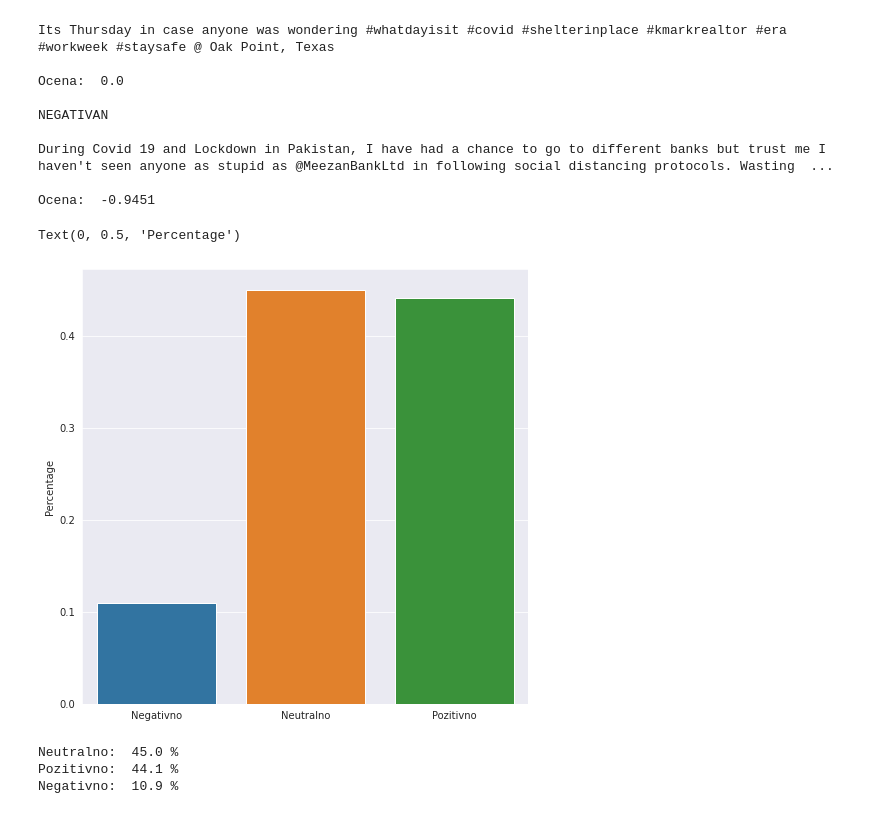
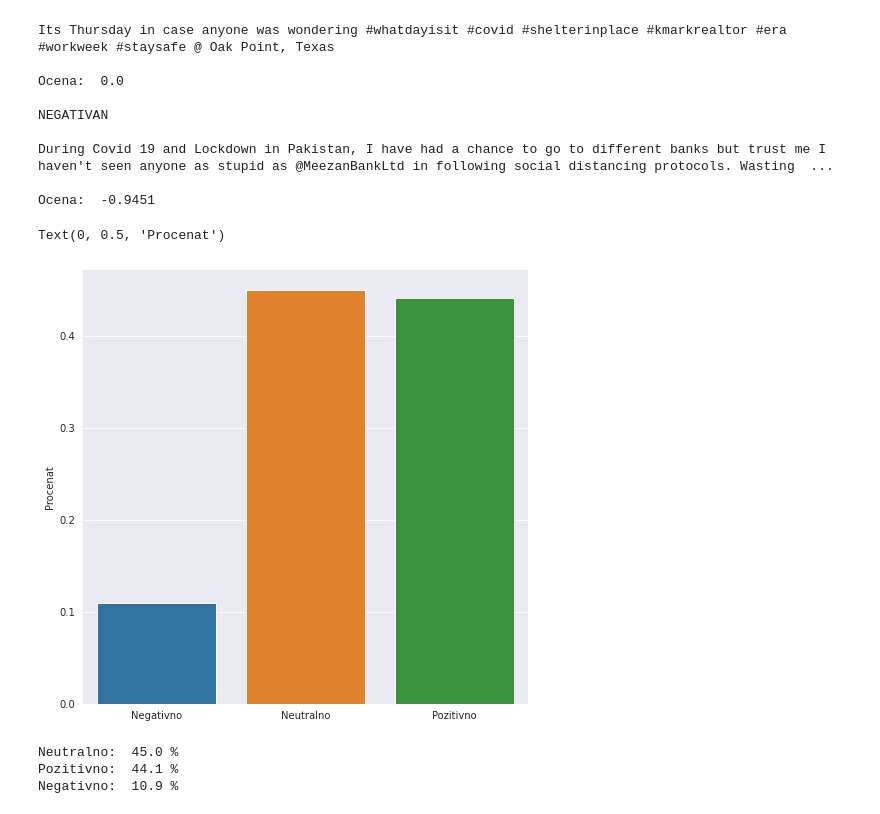
Before and after one commit to love-bees/twitter, a Jupyter notebook: exploratory_visuals.ipynb, the cells around one changed output. Drawn from its saved outputs; the diff is of its cells as text; code cells hidden in the pictures.

```diff
--- a/exploratory_visuals.ipynb
+++ b/exploratory_visuals.ipynb
@@ -53,35 +53,35 @@ Ocena:  -0.9451
 # %%
 def sentiment_rounded(compound):
     if compound > 0.33:
         return 1
     elif compound < -0.33:
         return -1
     else:
         return 0
 
 def sentiment_label(score):
     if score == 1:
         return 'positive'
     elif score == -1:
         return 'negative'
     else:
         return 'neutral'
 
 df['sentiment_rounded'] = df['sentiment_score'].apply(sentiment_rounded)
 df['label'] = df['sentiment_rounded'].apply(sentiment_label)
 
 import seaborn as sns
 import matplotlib.pyplot as plt
 
 sns.set_style('darkgrid')
 fig, ax = plt.subplots(figsize=(8, 8))
 counts = df.sentiment_rounded.value_counts(normalize=True)
 sns.barplot(x=counts.index, y=counts, ax=ax)
 ax.set_xticklabels(['Negativno', 'Neutralno', 'Pozitivno'])
-ax.set_ylabel("Percentage")
+ax.set_ylabel('Procenat')
 # %% [output]
-Text(0, 0.5, 'Percentage')
+Text(0, 0.5, 'Procenat')
-[figure, old version]
+[figure, new version]
 # %%
 print('Neutralno: ', 100*round(df.label.value_counts()[0]/df.label.count(),3), '%')
 print('Pozitivno: ', 100*round(df.label.value_counts()[1]/df.label.count(),3), '%')
```
Also changed, not shown: parts of 1 cell of this notebook.
